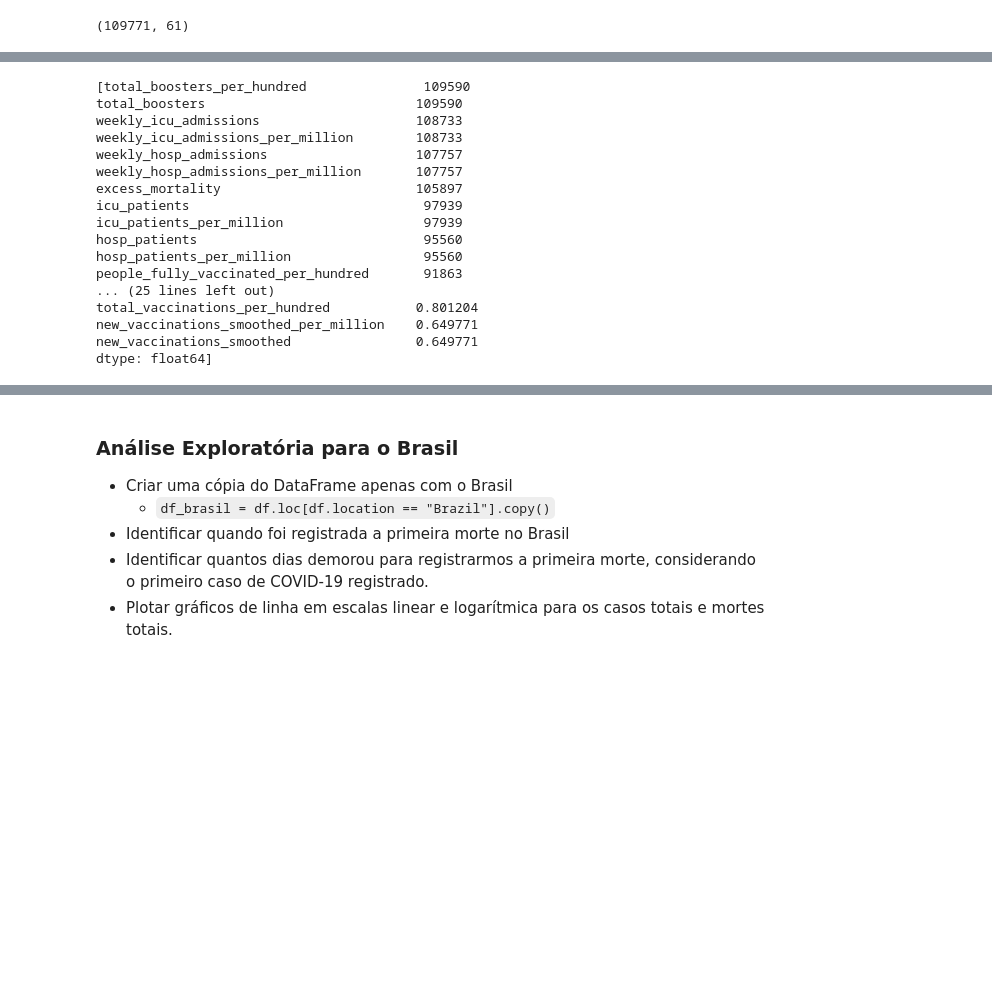
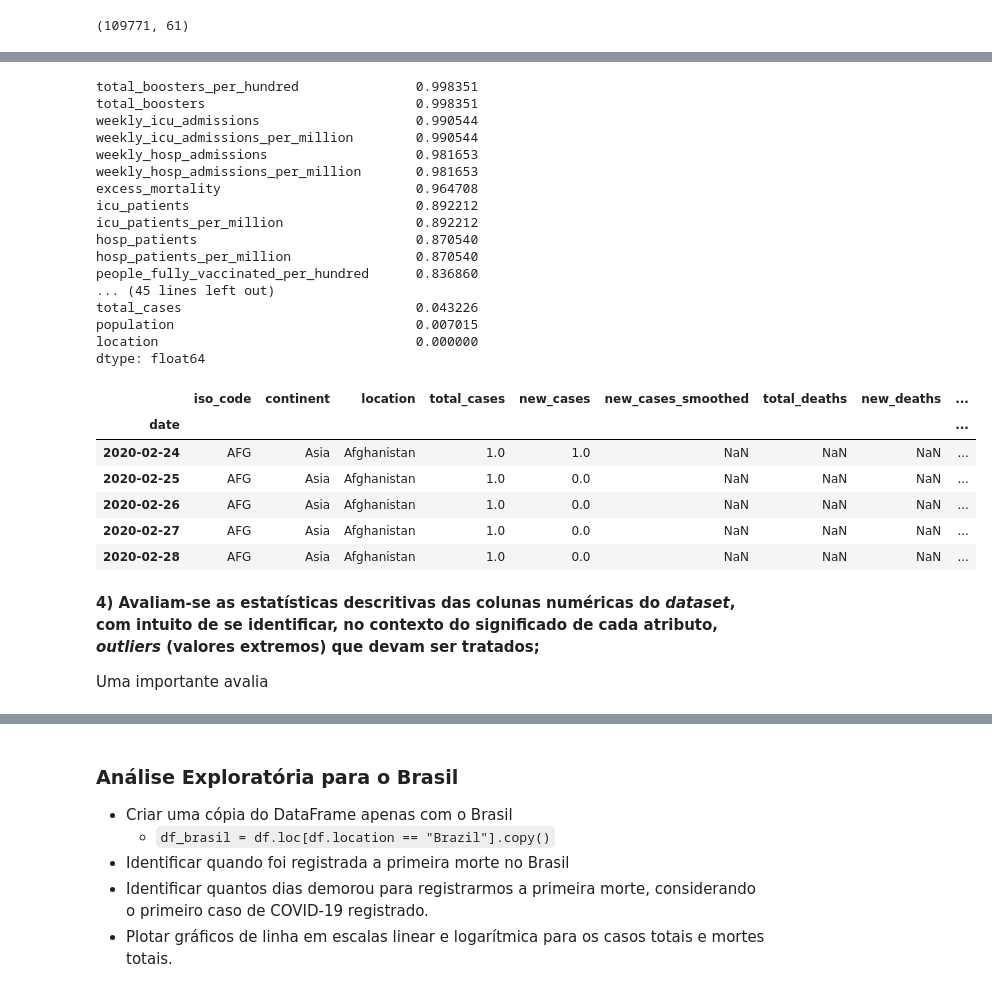
Before and after one commit to psfleury/Data_Science_Projects, a Jupyter notebook: 2 - Covid19/Panorama_do_COVID_19_no_Brasil_PedroFleury.ipynb, the cells around one changed output, grey strips where cells are left out. Drawn from its saved outputs; the diff is of its cells as text; code cells hidden in the pictures; blank space fills up the shorter version.

```diff
--- a/2 - Covid19/Panorama_do_COVID_19_no_Brasil_PedroFleury.ipynb
+++ b/2 - Covid19/Panorama_do_COVID_19_no_Brasil_PedroFleury.ipynb
@@ -160,21 +226,21 @@ df.loc[df.iso_code=='BRA'].tail()
 # %%
-lista_nulos = [df.isnull().sum().sort_values(ascending=False).head(20), (df.isnull().sum().sort_values(ascending=False)/df.shape[0]).head(20)]
-print(lista_nulos)
+# % de valores ausentes para cada atributo
+(df.isnull().sum().sort_values(ascending=False)/df.shape[0]).head(60)
 # %% [output]
-[total_boosters_per_hundred               109590
-total_boosters                           109590
-weekly_icu_admissions                    108733
-weekly_icu_admissions_per_million        108733
-weekly_hosp_admissions                   107757
-weekly_hosp_admissions_per_million       107757
-excess_mortality                         105897
-icu_patients                              97939
-icu_patients_per_million                  97939
-hosp_patients                             95560
-hosp_patients_per_million                 95560
-people_fully_vaccinated_per_hundred       91863
-... (25 lines left out)
-total_vaccinations_per_hundred           0.801204
-new_vaccinations_smoothed_per_million    0.649771
-new_vaccinations_smoothed                0.649771
-dtype: float64]
+total_boosters_per_hundred               0.998351
+total_boosters                           0.998351
+weekly_icu_admissions                    0.990544
+weekly_icu_admissions_per_million        0.990544
+weekly_hosp_admissions                   0.981653
+weekly_hosp_admissions_per_million       0.981653
+excess_mortality                         0.964708
+icu_patients                             0.892212
+icu_patients_per_million                 0.892212
+hosp_patients                            0.870540
+hosp_patients_per_million                0.870540
+people_fully_vaccinated_per_hundred      0.836860
+... (45 lines left out)
+total_cases                              0.043226
+population                               0.007015
+location                                 0.000000
+dtype: float64
@@ -180,0 +249,10 @@ dtype: float64]
+# %%
+df.head(5)
+# %% [output]
+|  | iso_code | continent | location | total_cases | new_cases | new_cases_smoothed | total_deaths | new_deaths | ... |
+| date |  |  |  |  |  |  |  |  | ... |
+| 2020-02-24 | AFG | Asia | Afghanistan | 1.0 | 1.0 | NaN | NaN | NaN | ... |
+| 2020-02-25 | AFG | Asia | Afghanistan | 1.0 | 0.0 | NaN | NaN | NaN | ... |
+| 2020-02-26 | AFG | Asia | Afghanistan | 1.0 | 0.0 | NaN | NaN | NaN | ... |
+| 2020-02-27 | AFG | Asia | Afghanistan | 1.0 | 0.0 | NaN | NaN | NaN | ... |
+| 2020-02-28 | AFG | Asia | Afghanistan | 1.0 | 0.0 | NaN | NaN | NaN | ... |
@@ -180,0 +262,4 @@ dtype: float64]
+# %% [markdown]
+**4) Avaliam-se as estatísticas descritivas das colunas numéricas do *dataset*, com intuito de se identificar, no contexto do significado de cada atributo, *outliers* (valores extremos) que devam ser tratados;**
+
+Uma importante avalia
```
Also changed, not shown: parts of 13 cells of this notebook.
